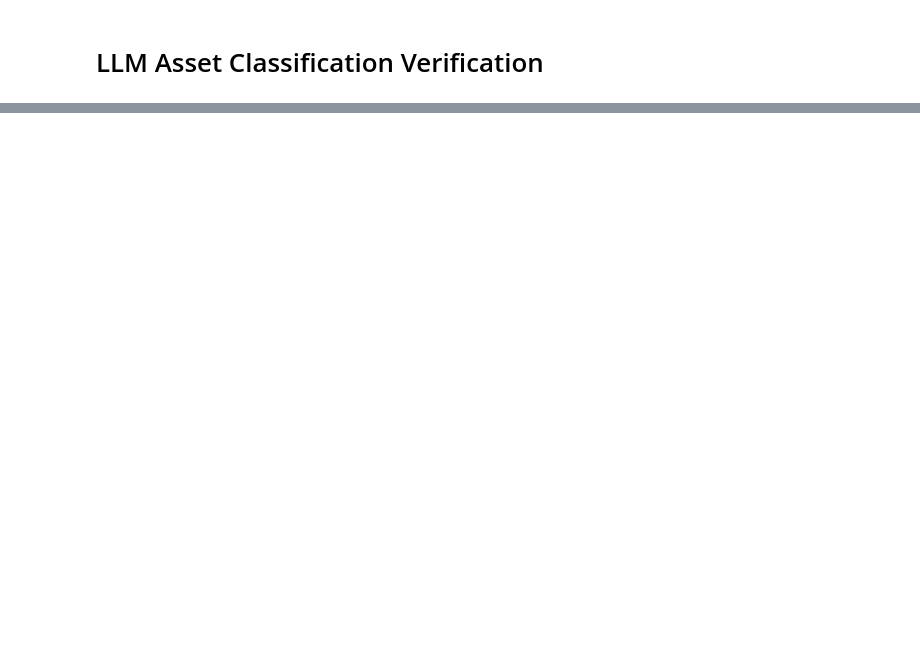
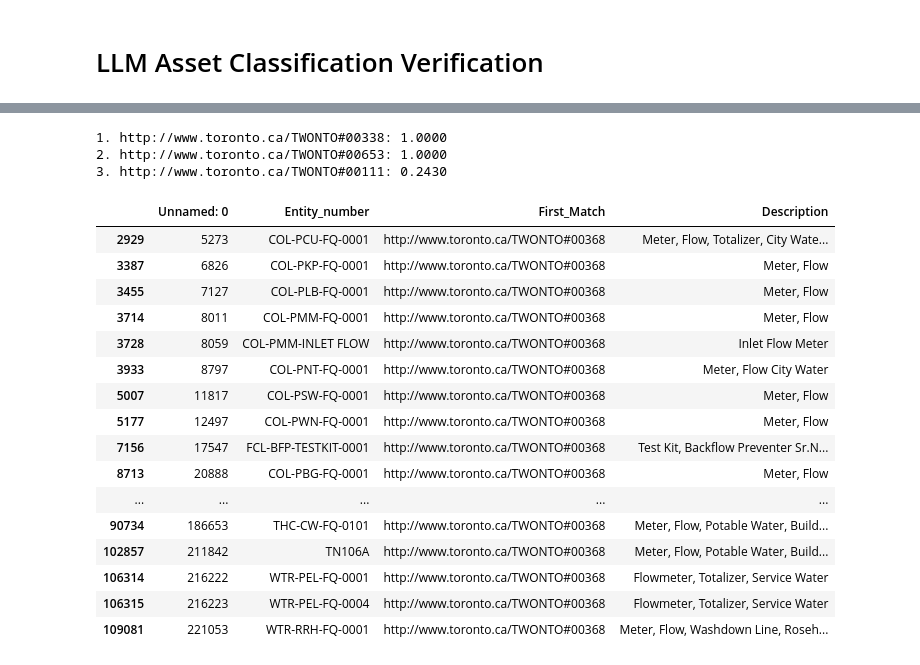
Before and after one commit to TW-ASMP/TWONTO, a Jupyter notebook: Avantis Mapping/LLM_Class.ipynb, the cells around one changed output, grey strips where cells are left out. Drawn from its saved outputs; the diff is of its cells as text; code cells hidden in the pictures; blank space fills up the shorter version.

Commit message:
multiple files updates, include ML model completion

```diff
--- a/Avantis Mapping/LLM_Class.ipynb
+++ b/Avantis Mapping/LLM_Class.ipynb
@@ -5,5 +5,5 @@ import pandas as pd
 import os
 from sentence_transformers import SentenceTransformer
 
-data = pd.read_csv('test.csv')
-data
+data = pd.read_csv('test2.csv')
+data = data
@@ -117,0 +219,66 @@ list(zip(first,second))
+# %%
+import numpy as np
+
+def predict_top_3(model, input_string, onehot_encoder, text_to_embedding_func):
+    """
+    Predicts the top 3 most likely classes for a given input string.
+
+    Parameters:
+    - model: Trained OneVsRestClassifierParallel model
+    - input_string: The text input to classify
+    - onehot_encoder: OneHotEncoder used for training (to decode predictions)
+    - text_to_embedding_func: Function to convert text to embeddings (ensure it matches training embeddings)
+
+    Returns:
+    - List of tuples (class_label, probability)
+    """
+    # Convert input string to embeddings
+    X_input = text_to_embedding_func(input_string).reshape(1, -1)  # Ensure correct shape
+
+    # Get probability predictions
+    y_proba = model.predict_proba(X_input)
+
+    # Get top 3 class indices
+    top_3_indices = np.argsort(y_proba[0])[-3:][::-1]  # Get 3 highest probabilities
+
+    # Convert class indices back to labels
+    class_labels = onehot_encoder.categories_[0]  # Get original class labels
+    top_3_labels = class_labels[top_3_indices]
+
+    # Get top 3 probabilities
+    top_3_probs = y_proba[0][top_3_indices]
+
+    # Return as a list of tuples (label, probability)
+    return list(zip(top_3_labels, top_3_probs))
+
+# Example usage
+input_text = "desktop computer, scada interface"
+top_3_predictions = predict_top_3(clf, input_text, onehot_encoder, model.encode)
+
+# Print results
+for rank, (label, prob) in enumerate(top_3_predictions, start=1):
+    print(f"{rank}. {label}: {prob:.4f}")
+# %% [output]
+1. http://www.toronto.ca/TWONTO#00338: 1.0000
+2. http://www.toronto.ca/TWONTO#00653: 1.0000
+3. http://www.toronto.ca/TWONTO#00111: 0.2430
+# %%
+data[data['First_Match'] == 'http://www.toronto.ca/TWONTO#00368']
+# %% [output]
+|  | Unnamed: 0 | Entity_number | First_Match | Description |
+| 2929 | 5273 | COL-PCU-FQ-0001 | http://www.toronto.ca/TWONTO#00368 | Meter, Flow, Totalizer, City Wate... |
+| 3387 | 6826 | COL-PKP-FQ-0001 | http://www.toronto.ca/TWONTO#00368 | Meter, Flow |
+| 3455 | 7127 | COL-PLB-FQ-0001 | http://www.toronto.ca/TWONTO#00368 | Meter, Flow |
+| 3714 | 8011 | COL-PMM-FQ-0001 | http://www.toronto.ca/TWONTO#00368 | Meter, Flow |
+| 3728 | 8059 | COL-PMM-INLET FLOW | http://www.toronto.ca/TWONTO#00368 | Inlet Flow Meter |
+| 3933 | 8797 | COL-PNT-FQ-0001 | http://www.toronto.ca/TWONTO#00368 | Meter, Flow City Water |
+| 5007 | 11817 | COL-PSW-FQ-0001 | http://www.toronto.ca/TWONTO#00368 | Meter, Flow |
+| 5177 | 12497 | COL-PWN-FQ-0001 | http://www.toronto.ca/TWONTO#00368 | Meter, Flow |
+| 7156 | 17547 | FCL-BFP-TESTKIT-0001 | http://www.toronto.ca/TWONTO#00368 | Test Kit, Backflow Preventer Sr.N... |
+| 8713 | 20888 | COL-PBG-FQ-0001 | http://www.toronto.ca/TWONTO#00368 | Meter, Flow |
+| ... | ... | ... | ... | ... |
+| 90734 | 186653 | THC-CW-FQ-0101 | http://www.toronto.ca/TWONTO#00368 | Meter, Flow, Potable Water, Build... |
+| 102857 | 211842 | TN106A | http://www.toronto.ca/TWONTO#00368 | Meter, Flow, Potable Water, Build... |
+| 106314 | 216222 | WTR-PEL-FQ-0001 | http://www.toronto.ca/TWONTO#00368 | Flowmeter, Totalizer, Service Water |
+| 106315 | 216223 | WTR-PEL-FQ-0004 | http://www.toronto.ca/TWONTO#00368 | Flowmeter, Totalizer, Service Water |
+| 109081 | 221053 | WTR-RRH-FQ-0001 | http://www.toronto.ca/TWONTO#00368 | Meter, Flow, Washdown Line, Roseh... |
```
Also changed, not shown: parts of 7 cells of this notebook, 16 other files.
